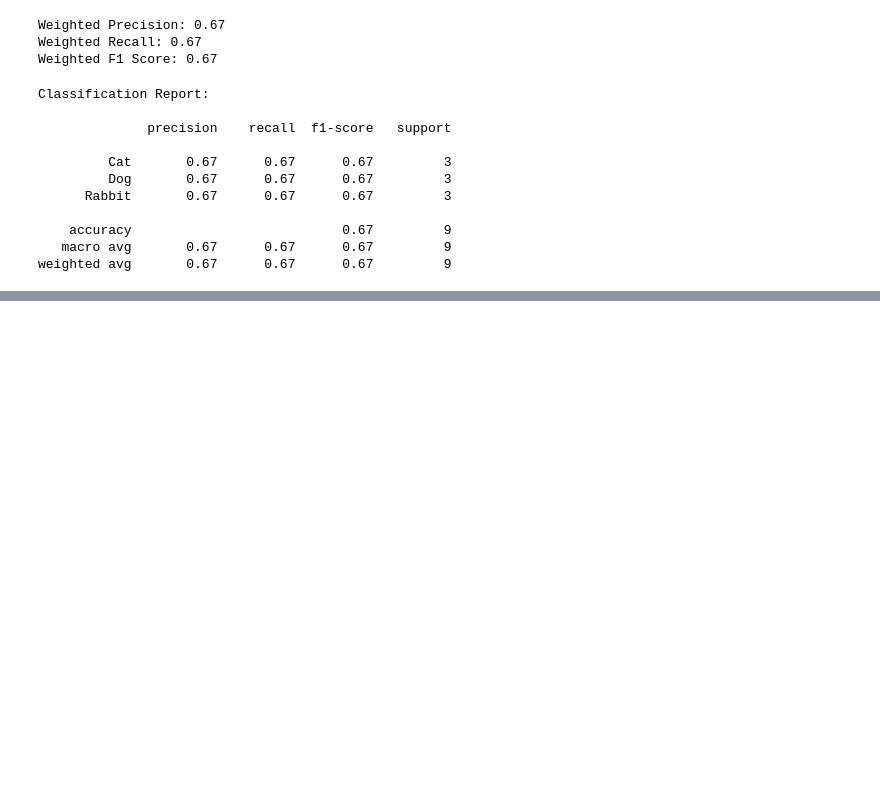
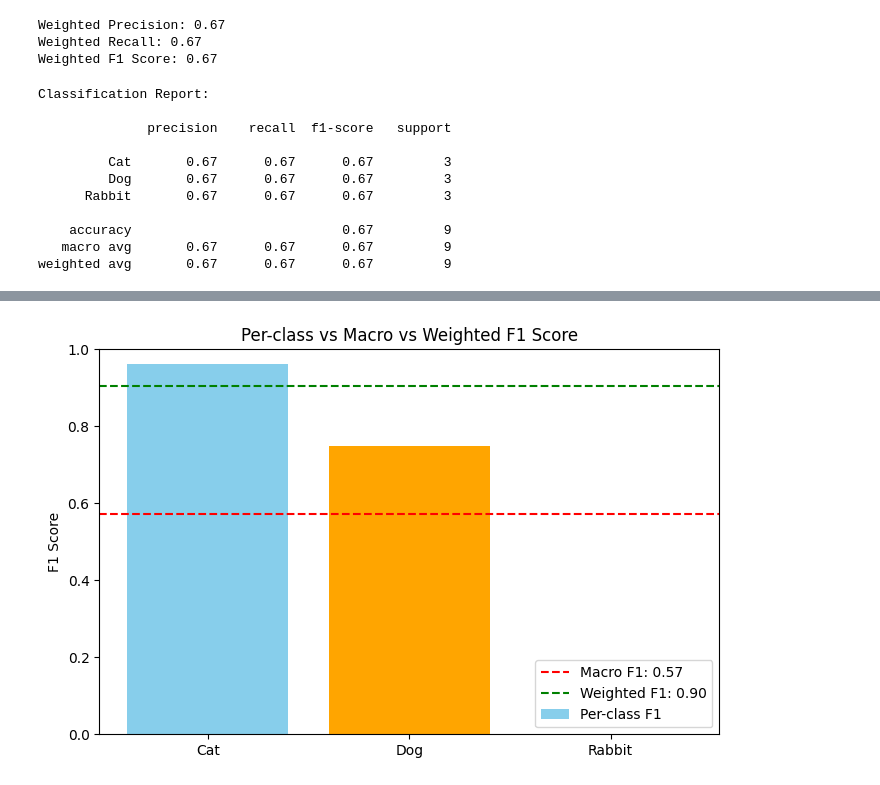
Before and after one commit to HiraNawaz2415/ML-Metrics, a Jupyter notebook: Classification Metrices/for multiclass.ipynb, the cells around one changed output, grey strips where cells are left out. Saved outputs shown, nothing was run; the diff lists cells and outputs as text; code cells hidden in the pictures; blank space fills up the shorter version.

```diff
--- a/Classification Metrices/for multiclass.ipynb
+++ b/Classification Metrices/for multiclass.ipynb
@@ -84,0 +182,28 @@ F1k=2×Precisionk×Recallk/Precisionk+Recallk
+# %%
+# Example imbalanced dataset:
+# 90 Cats (0), 5 Dogs (1), 5 Rabbits (2)
+
+y_true = (
+    [0]*90 +  # Cats
+    [1]*5 +   # Dogs
+    [2]*5     # Rabbits
+)
+# %%
+# Model:
+# - Cats: perfect
+# - Dogs: 3 correct, 2 wrong as Cats
+# - Rabbits: all wrong as Cats
+
+y_pred = (
+    [0]*90 +          # Cats: all correct
+    [1]*3 + [0]*2 +   # Dogs: 3 correct, 2 as Cats
+    [0]*5             # Rabbits: all as Cats
+)
+# %%
+# Per-class, macro, weighted
+precision_per_class = precision_score(y_true, y_pred, average=None, labels=[0,1,2])
+recall_per_class = recall_score(y_true, y_pred, average=None, labels=[0,1,2])
+f1_per_class = f1_score(y_true, y_pred, average=None, labels=[0,1,2])
+
+macro_f1 = f1_score(y_true, y_pred, average='macro')
+weighted_f1 = f1_score(y_true, y_pred, average='weighted')
@@ -84,0 +232,14 @@ F1k=2×Precisionk×Recallk/Precisionk+Recallk
+# %%
+classes = ["Cat", "Dog", "Rabbit"]
+
+plt.figure(figsize=(8, 5))
+plt.bar(classes, f1_per_class, color=["skyblue", "orange", "pink"], label='Per-class F1')
+plt.axhline(macro_f1, color='red', linestyle='--', label=f'Macro F1: {macro_f1:.2f}')
+plt.axhline(weighted_f1, color='green', linestyle='--', label=f'Weighted F1: {weighted_f1:.2f}')
+plt.title("Per-class vs Macro vs Weighted F1 Score")
+plt.ylabel("F1 Score")
+plt.ylim(0, 1)
+plt.legend()
+plt.show()
+# %% [output]
+[figure, added]
```
Also changed, not shown: parts of 13 cells of this notebook.
